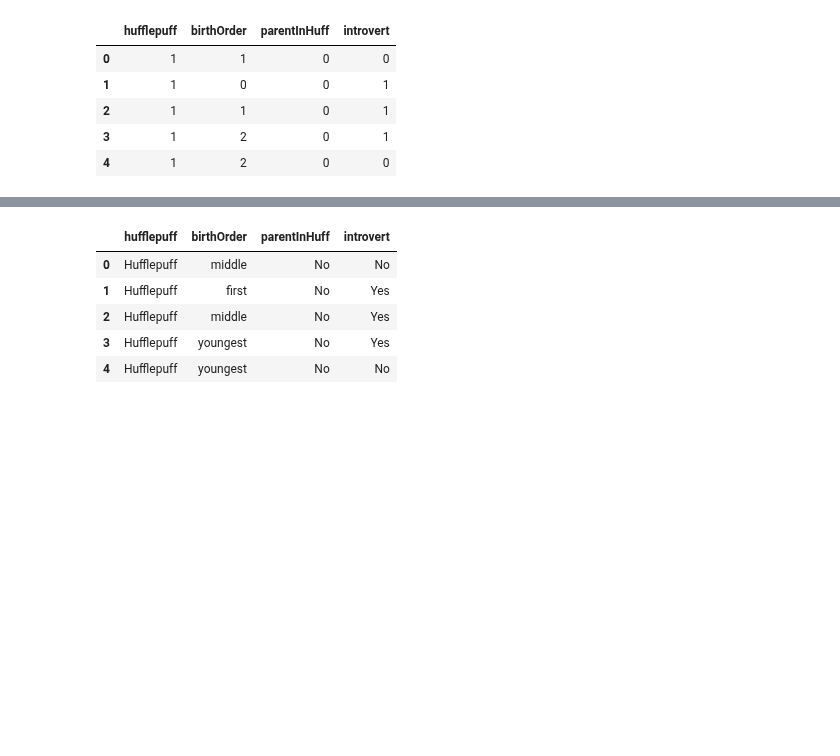
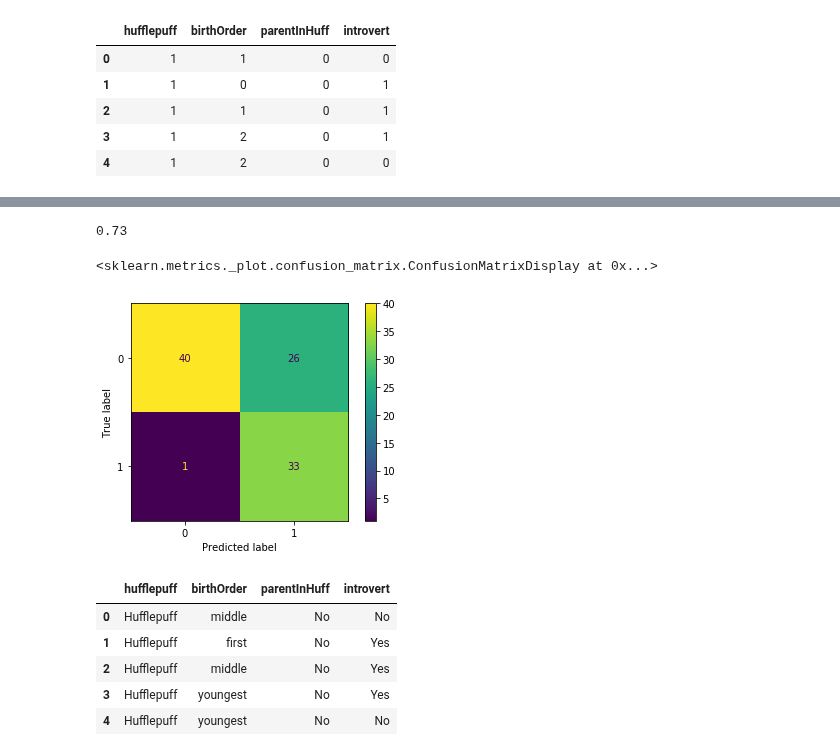
Before and after one commit to chelseaparlett/CPSC392ParlettPelleriti, a Jupyter notebook: InClass/SlidesAndMaterials/Materials/Class16.ipynb, the cells around one changed output, grey strips where cells are left out. Saved outputs shown, nothing was run; the diff lists cells and outputs as text; code cells hidden in the pictures; blank space fills up the shorter version.

```diff
--- a/InClass/SlidesAndMaterials/Materials/Class16.ipynb
+++ b/InClass/SlidesAndMaterials/Materials/Class16.ipynb
@@ -150,3 +201,17 @@ plot_confusion_matrix(nb,X_test,y_test)
+# %%
+X_train, X_test, y_train, y_test = train_test_split(X_d,y_d, test_size = 0.2, shuffle = True)
+
+nb = CategoricalNB()
+
+nb.fit(X_train,y_train)
+
+print(nb.score(X_test,y_test))
+
+plot_confusion_matrix(nb, X_test,y_test)
+# %% [output]
+0.73
+<sklearn.metrics._plot.confusion_matrix.ConfusionMatrixDisplay at 0x...>
+[figure, added]
 # %%
 # LABELS
 # Now for something completely different
```
Also changed, not shown: parts of 9 cells of this notebook.
